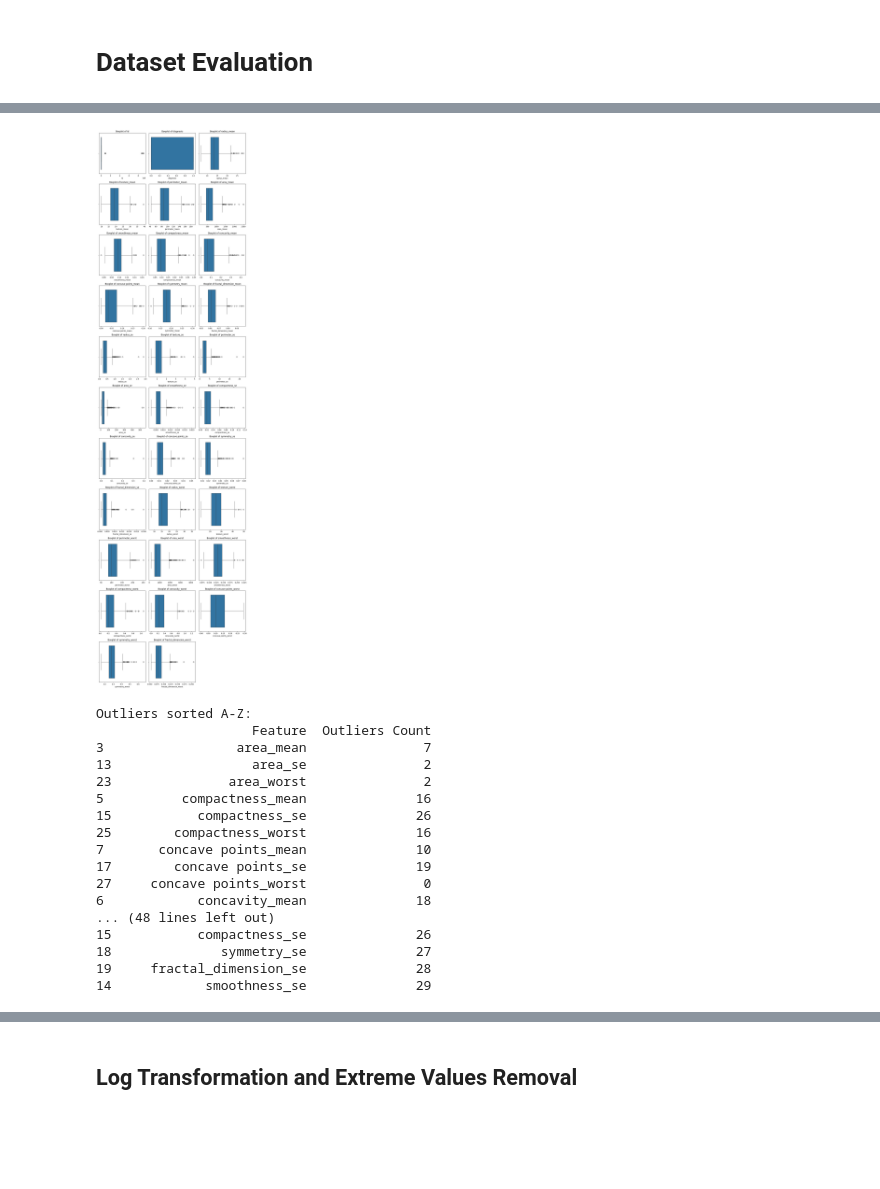
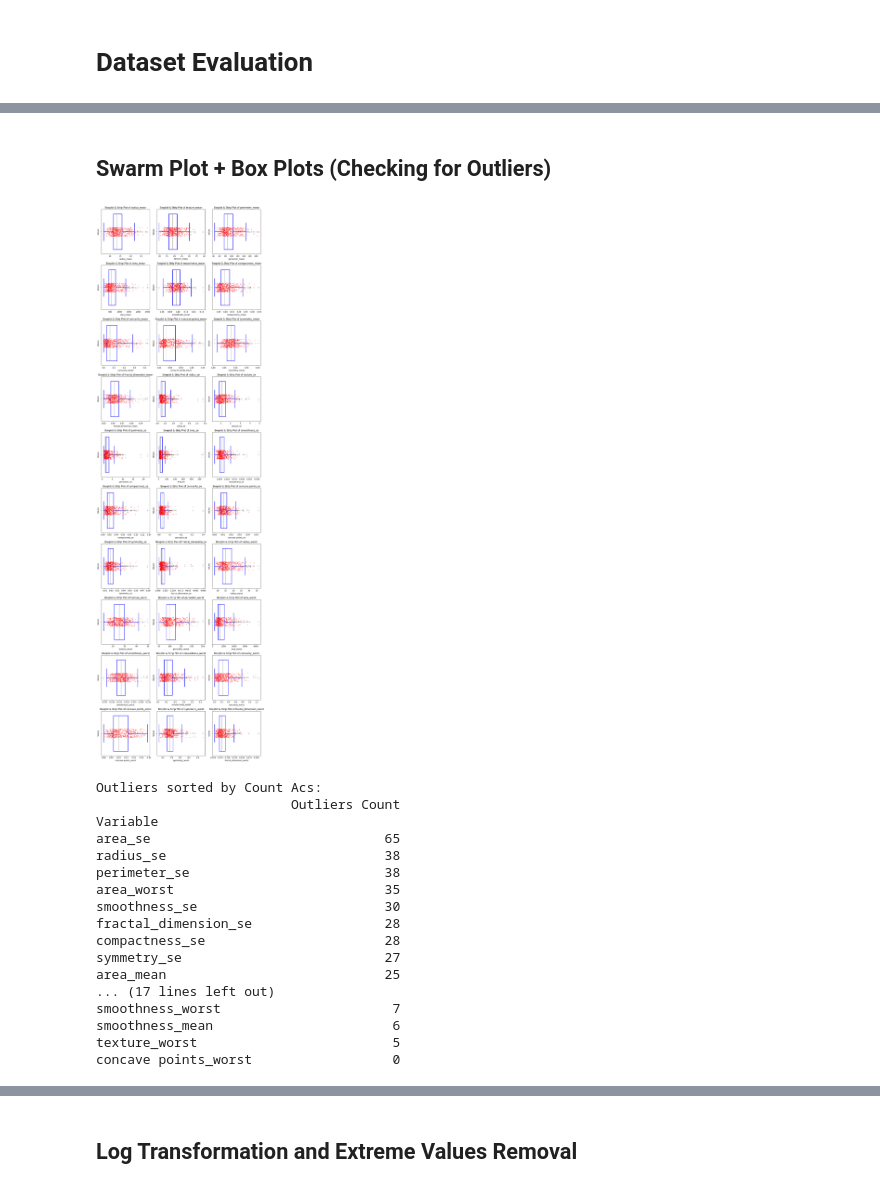
Before and after one commit to johnatorres226/python-breast-cancer, a Jupyter notebook: src/analysis.ipynb, the cells around one changed output, grey strips where cells are left out. Cells and saved outputs as stored; diff of their text form; code cells hidden in the pictures; blank space fills up the shorter version.

Commit message:
Improved box plot, and expanded dataset analysis for model training.

```diff
--- a/src/analysis.ipynb
+++ b/src/analysis.ipynb
@@ -95,20 +118,40 @@ dtype: int64
+# %% [markdown]
+## Swarm Plot + Box Plots (Checking for Outliers)
 # %%
-# Boxplots for numerical features
+# List of variables to exclude
+exclude_vars = ['id', 'diagnosis']
+
+# Boxplots for numerical features, excluding 'var1' and 'var2'
 numerical_features = df.select_dtypes(include=[np.number]).columns
+numerical_features = [feature for feature in numerical_features if feature not in exclude_vars]
 
 # Calculate the number of rows and columns needed for the subplots
 n_cols = 3
 n_rows = math.ceil(len(numerical_features) / n_cols)
 
 plt.figure(figsize=(12, 4 * n_rows))
 for i, feature in enumerate(numerical_features, 1):
-    plt.subplot(n_rows, n_cols, i)
-    sns.boxplot(x=df[feature])
-    plt.title(f'Boxplot of {feature}')
+    ax = plt.subplot(n_rows, n_cols, i)
+
+    # Create the boxplot with transparent fill and solid blue border
+    sns.boxplot(x=df[feature],
+                color='lightblue',
+                boxprops=dict(facecolor='none', linewidth=2, edgecolor='blue'),
+                whiskerprops=dict(linewidth=2, color='blue'),
+                capprops=dict(linewidth=2, color='blue'),
+                flierprops=dict(marker='o', color='red', markersize=5, alpha=0.6), ax=ax)
+
+    # Overlay the strip plot
+    sns.stripplot(x=df[feature], color='red', alpha=0.6, jitter=True, size=3, ax=ax)
+
+    # Add labels and title
+    ax.set_xlabel(feature)  # Label for x-axis
+    ax.set_ylabel('Values')  # Label for y-axis
+    ax.set_title(f'Boxplot & Strip Plot of {feature}')  # Title for each subplot
 plt.tight_layout()
 plt.show()
 # %% [output]
-[figure, old version]
+[figure, new version]
 # %%
 # Remove 'id' and 'diagnosis' columns from features
 feature_cols = [col for col in df.columns if col not in ['diagnosis', 'id']]
@@ -129,39 +172,32 @@ outliers_list = []
 for feature in feature_cols:
     # Identify outliers for each feature
     outlier_count = ((df[feature] < lower_bound[feature]) | (df[feature] > upper_bound[feature])).sum()
-    outliers_list.append({'Feature': feature, 'Outliers Count': outlier_count})
+    outliers_list.append({'Variable': feature, 'Outliers Count': outlier_count})
 
 # Convert the list to a DataFrame for easy display
 outliers = pd.DataFrame(outliers_list)
 
 # Sort the DataFrame by feature name (alphabetical order)
-outliers_sorted_feature = outliers.sort_values(by='Feature', ascending=True)
-
-# Sort the DataFrame by feature name (alphabetical order)
-outliers_sorted_cnt = outliers.sort_values(by='Outliers Count', ascending=True)
-
-# Display the table of outliers
-print("Outliers sorted A-Z:")
-print(outliers_sorted_feature)
+outliers_sorted_cnt = outliers.sort_values(by='Outliers Count', ascending=False)
 
 # Display the table of outliers
 print("Outliers sorted by Count Acs:")
-print(outliers_sorted_cnt)
+print(outliers_sorted_cnt.set_index("Variable"))
 # %% [output]
-Outliers sorted A-Z:
-                    Feature  Outliers Count
-3                 area_mean               7
-13                  area_se               2
-23               area_worst               2
-5          compactness_mean              16
-15           compactness_se              26
-25        compactness_worst              16
-7       concave points_mean              10
-17        concave points_se              19
-27     concave points_worst               0
-6            concavity_mean              18
-... (48 lines left out)
-15           compactness_se              26
-18              symmetry_se              27
-19     fractal_dimension_se              28
-14            smoothness_se              29
+Outliers sorted by Count Acs:
+                         Outliers Count
+Variable
+area_se                              65
+radius_se                            38
+perimeter_se                         38
+area_worst                           35
+smoothness_se                        30
+fractal_dimension_se                 28
+compactness_se                       28
+symmetry_se                          27
+area_mean                            25
+... (17 lines left out)
+smoothness_worst                      7
+smoothness_mean                       6
+texture_worst                         5
+concave points_worst                  0
```
Also changed, not shown: parts of 7 cells of this notebook, 1 other file.
